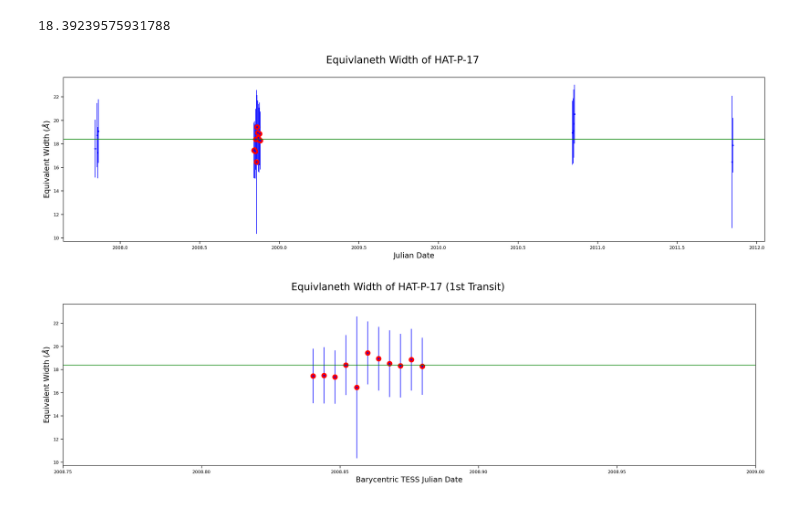
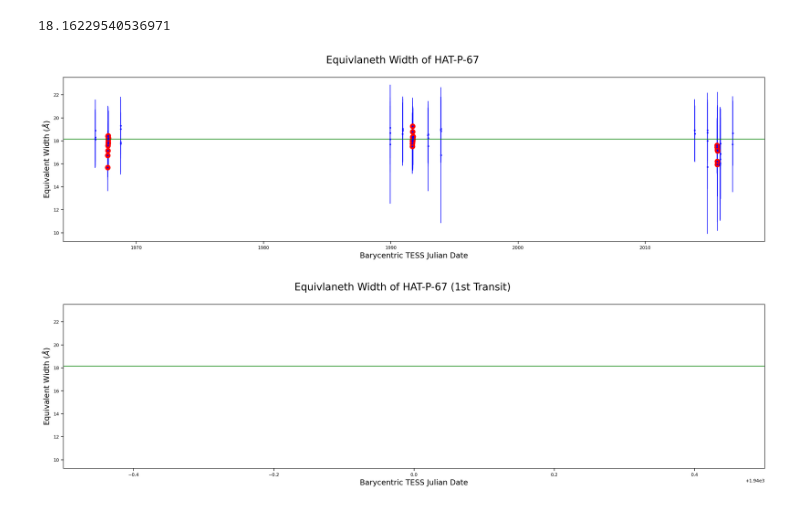
Before and after one commit to BrownDwarf/disperse, a Jupyter notebook: notebooks/08_plotting_results.ipynb, the cells around one changed output. Drawn from its saved outputs; the diff is of its cells as text; code cells hidden in the pictures.

```diff
--- a/notebooks/08_plotting_results.ipynb
+++ b/notebooks/08_plotting_results.ipynb
@@ -57 +60,6 @@ target_mask = df.star_name.str.contains(target_name)
+# %%
+target_name = 'HAT-P-67'
+orbital_period = 4.81010250
+t_c = 2455961.38467
+t_c_btjd = t_c-2457000.0 #neg value means discovered before TESS
 # %%
@@ -92,4 +97,4 @@ df=df[good_data_mask]
 x_line=df['ew'].median() #calculate horizontal line going between in/out of transit points
 x_line
 # %% [output]
-18.39239575931788
+18.16229540536971
@@ -107,21 +109,21 @@ plt.xlabel('Barycentric TESS Julian Date', fontsize=15)
 plt.ylabel('Equivalent Width ($\AA$)', fontsize=15)
 plt.savefig(f'../figures/{target_name}.jpg')
 # %% [output]
-[figure, old version]
+[figure, new version]
 # %%
 #1st in transit plot
 plt.figure(figsize=(25,6))
 plt.errorbar(df.btjd, df.ew, yerr=df.ew_unc, fmt='b.')
 plt.plot(df.btjd[in_transit_mask], df.ew[in_transit_mask],'ro',markersize=10) #change index to jd for time
 #plt.ylim(1.05,1.25)
-plt.xlim(2008.75,2009)
+plt.xlim(1939.5,1940.5)
 plt.axhline(x_line,color = 'green')
 plt.suptitle(f'Equivlaneth Width of {target_name} (1st Transit)', fontsize=20)
 plt.xlabel('Barycentric TESS Julian Date', fontsize=15)
 plt.ylabel('Equivalent Width ($\AA$)', fontsize=15)
 plt.savefig(f'../figures/IN_TRANSIT_1_{target_name}.jpg')
 # %% [output]
-[figure, old version]
+[figure, new version]
 # %%
 #2nd in transit plot
 plt.figure(figsize=(25,6))
```
Also changed, not shown: parts of 15 cells of this notebook, 5 other files.
